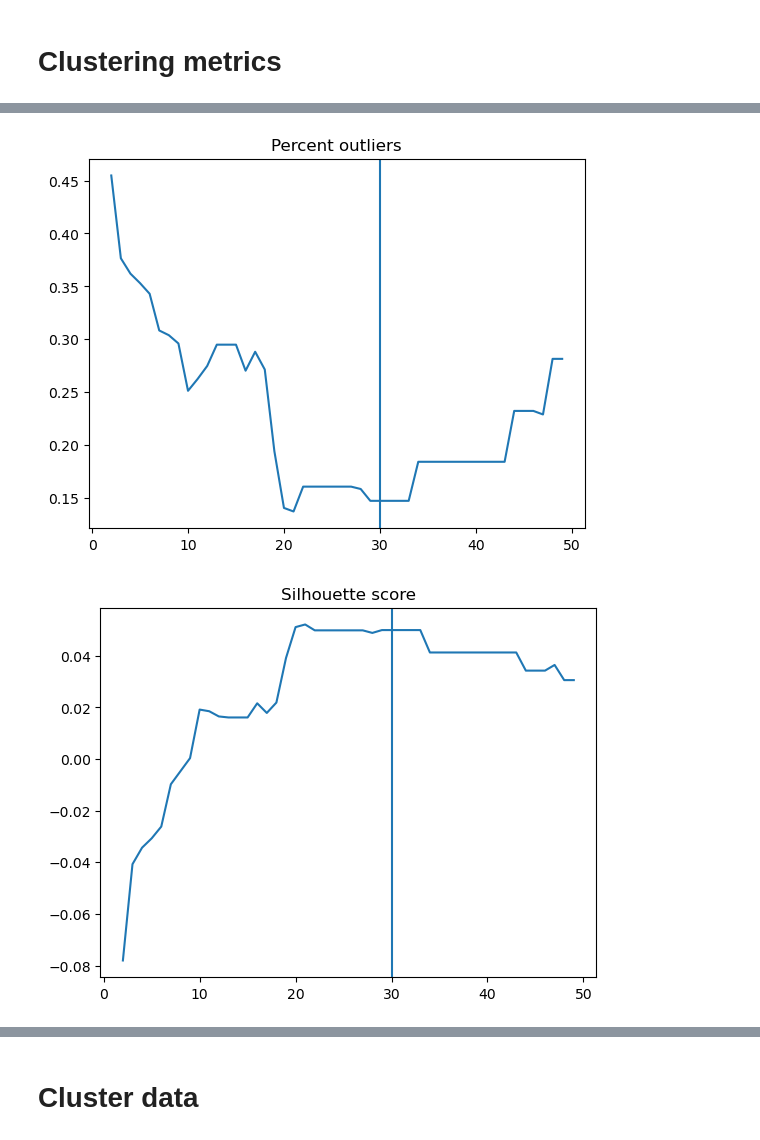
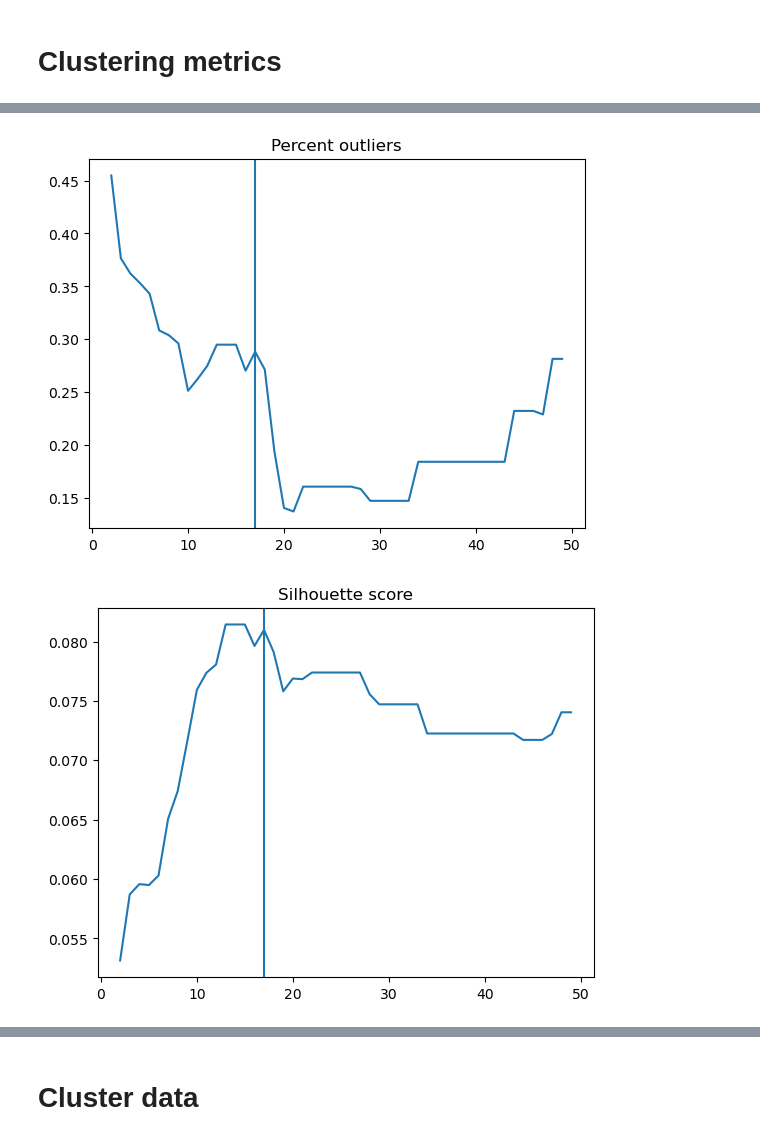
Before and after one commit to tayden/bb-ai-oceanography, a Jupyter notebook: TopicClusteringViz.ipynb, the cells around one changed output, grey strips where cells are left out. Cells and saved outputs as stored; diff of their text form; code cells hidden in the pictures.

Commit message:
Remove outliers when determining optimal clusters

```diff
--- a/TopicClusteringViz.ipynb
+++ b/TopicClusteringViz.ipynb
@@ -349,9 +349,9 @@ for min_cluster_size in trange(2, 50):
     outlier = int_labels == -1
     pos.append(sum(outlier)/len(int_labels))
 
-    scs.append(silhouette_score(data_vectors, int_labels))
-    chs.append(calinski_harabasz_score(data_vectors, int_labels))
-    dbs.append(davies_bouldin_score(data_vectors, int_labels))
+    scs.append(silhouette_score(data_vectors[inlier], int_labels[inlier]))
+    chs.append(calinski_harabasz_score(data_vectors[inlier], int_labels[inlier]))
+    dbs.append(davies_bouldin_score(data_vectors[inlier], int_labels[inlier]))
 # %% [output]
 70 2 10
 23 10 28
@@ -371,31 +371,31 @@ for min_cluster_size in trange(2, 50):
 8 48 107
 8 49 107
 # %%
-clusters = 30
+clusters = 17
 
 plt.figure()
 plt.plot(list(range(2, 50)), pos)
 plt.axvline(clusters)
 plt.title("Percent outliers")
 plt.show()
 
 plt.figure()
 plt.plot(list(range(2, 50)), scs)
 plt.axvline(clusters)
 plt.title("Silhouette score")
 plt.show()
 
 plt.figure()
 plt.plot(list(range(2, 50)), chs)
 plt.axvline(clusters)
 plt.title("Calinski-Harabasz score")
 plt.show()
 
 plt.figure()
 plt.plot(list(range(2, 50)), dbs)
 plt.axvline(clusters)
 plt.title("David-Bouldin score")
 plt.show()
 # %% [output]
-[figure, old version]
+[figure, new version]
-[figure, old version]
+[figure, new version]
```
Also changed, not shown: parts of 21 cells of this notebook, 2 other files.
